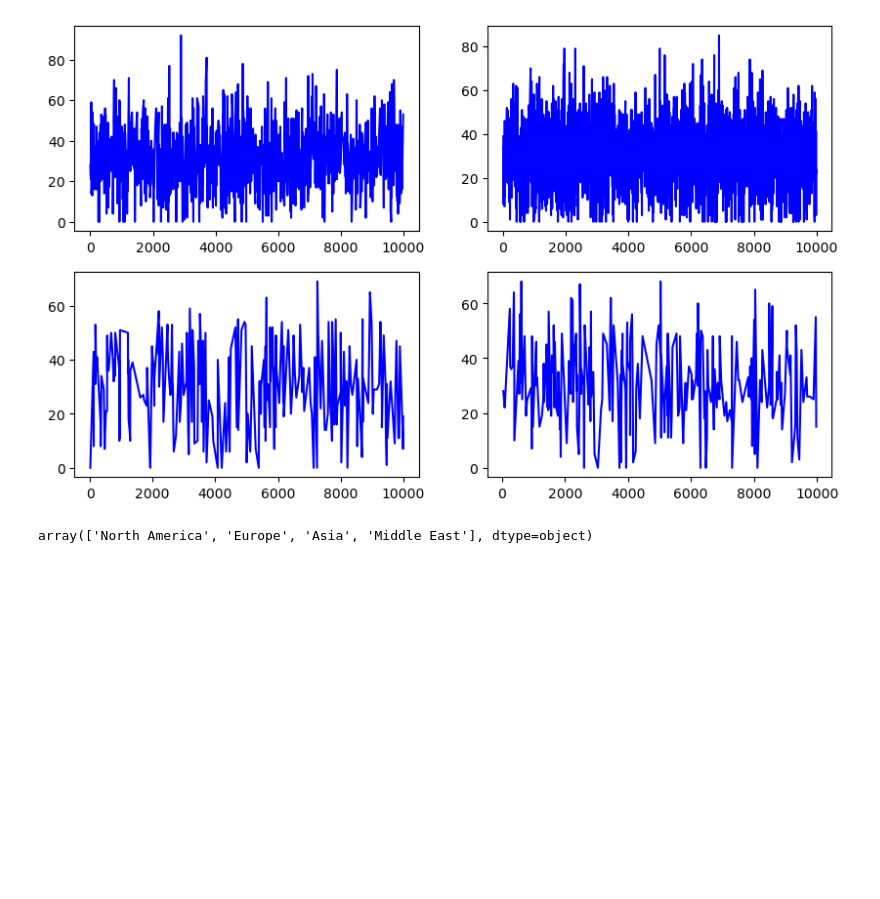
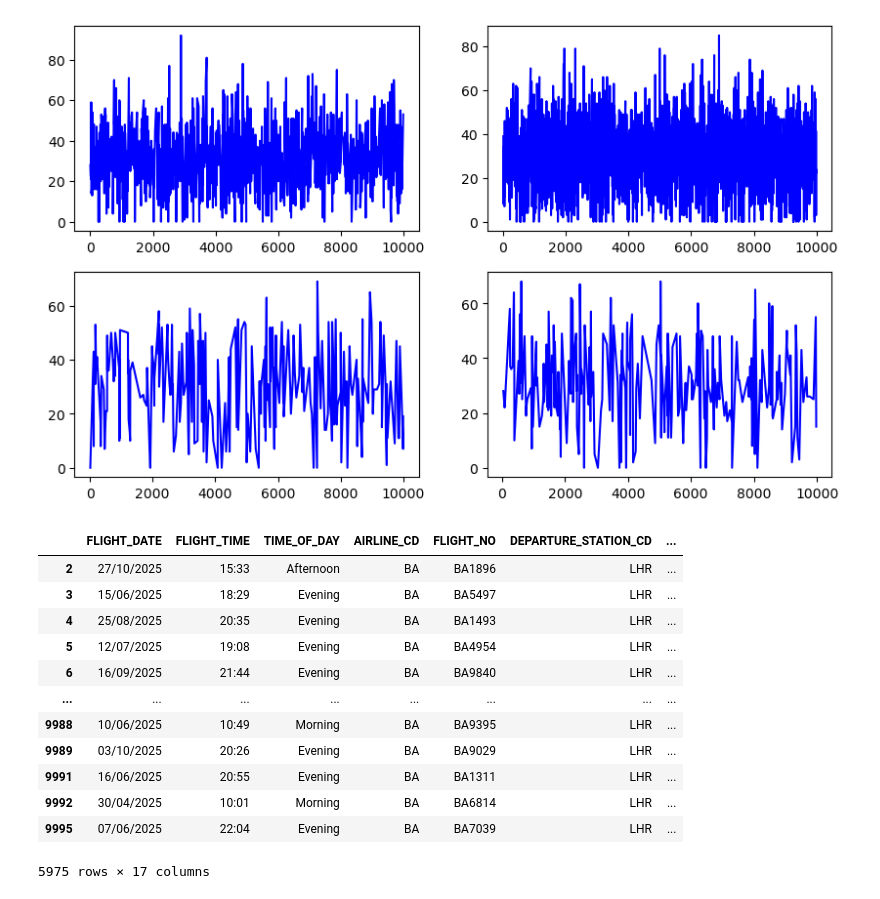
Before and after one commit to salty511/ba-data-course, a Jupyter notebook: lounge-access.ipynb, the cells around one changed output. Cells and saved outputs as stored; diff of their text form; code cells hidden in the pictures; blank space fills up the shorter version.

```diff
--- a/lounge-access.ipynb
+++ b/lounge-access.ipynb
@@ -49,7 +94,19 @@ ax[1, 1].plot(morning_ME_flights.index, morning_ME_flights['TIER3_ELIGIBLE_PAX']
 [<matplotlib.lines.Line2D at 0x...>]
 [figure]
 # %%
-morning_flights['ARRIVAL_REGION'].unique()
+df[df['HAUL'] == 'SHORT']
 # %% [output]
+|  | FLIGHT_DATE | FLIGHT_TIME | TIME_OF_DAY | AIRLINE_CD | FLIGHT_NO | DEPARTURE_STATION_CD | ... |
+| 2 | 27/10/2025 | 15:33 | Afternoon | BA | BA1896 | LHR | ... |
+| 3 | 15/06/2025 | 18:29 | Evening | BA | BA5497 | LHR | ... |
+| 4 | 25/08/2025 | 20:35 | Evening | BA | BA1493 | LHR | ... |
+| 5 | 12/07/2025 | 19:08 | Evening | BA | BA4954 | LHR | ... |
+| 6 | 16/09/2025 | 21:44 | Evening | BA | BA9840 | LHR | ... |
+| ... | ... | ... | ... | ... | ... | ... | ... |
+| 9988 | 10/06/2025 | 10:49 | Morning | BA | BA9395 | LHR | ... |
+| 9989 | 03/10/2025 | 20:26 | Evening | BA | BA9029 | LHR | ... |
+| 9991 | 16/06/2025 | 20:55 | Evening | BA | BA1311 | LHR | ... |
+| 9992 | 30/04/2025 | 10:01 | Morning | BA | BA6814 | LHR | ... |
+| 9995 | 07/06/2025 | 22:04 | Evening | BA | BA7039 | LHR | ... |
-array(['North America', 'Europe', 'Asia', 'Middle East'], dtype=object)
+5975 rows × 17 columns
 # %%
```
Also changed, not shown: parts of 10 cells of this notebook, 1 other file.
